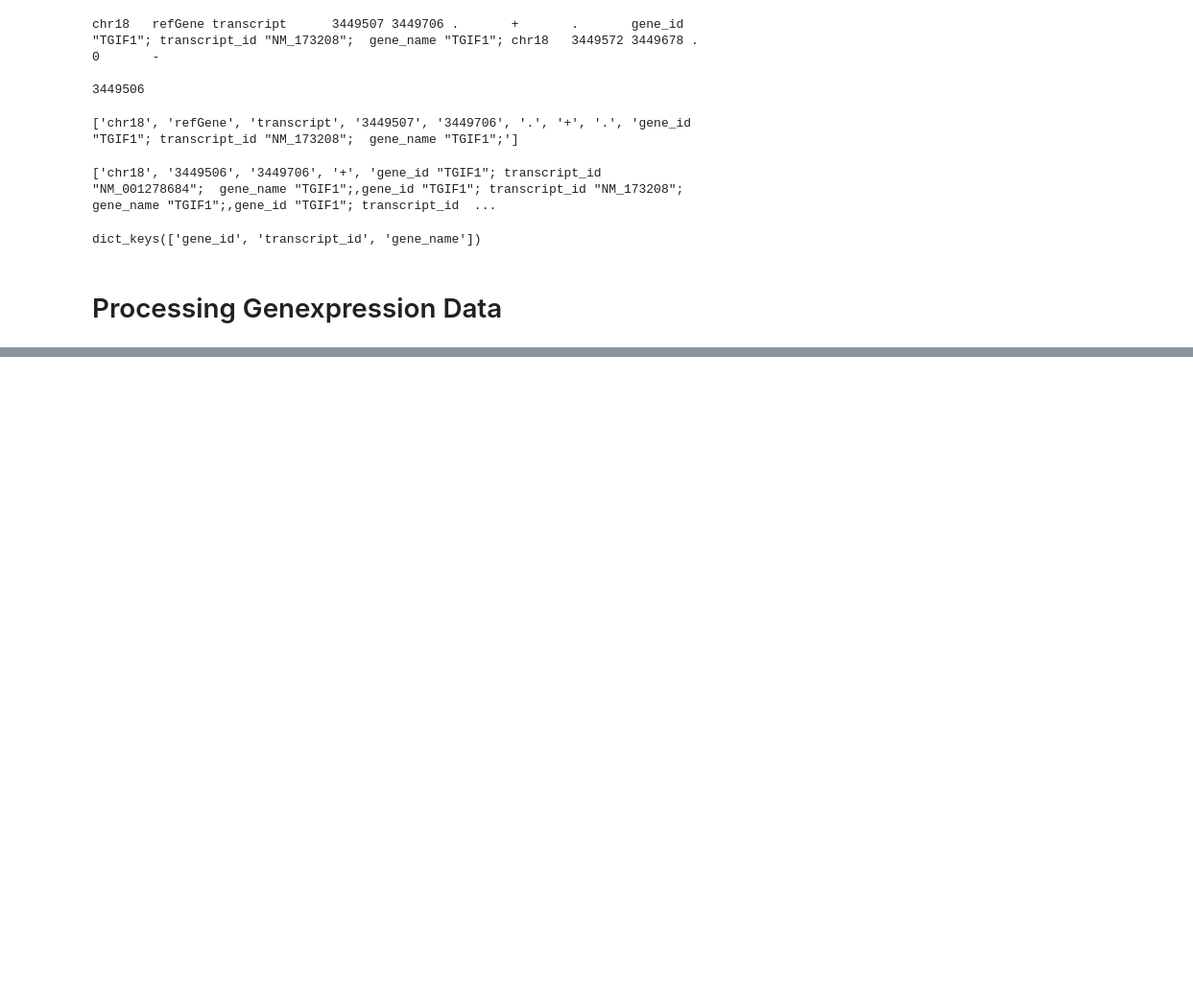
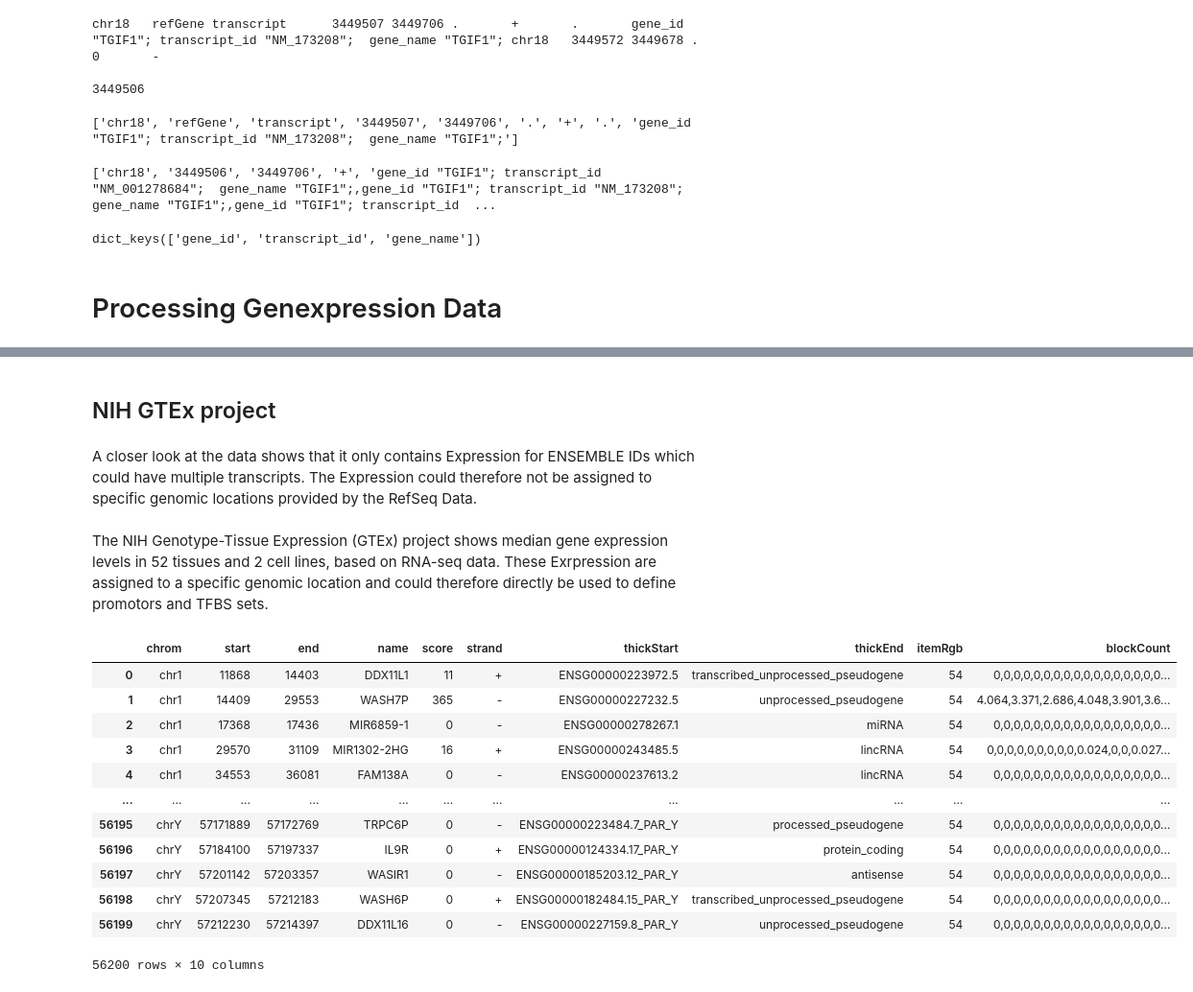
Before and after one commit to JulianMeigen/Bachelor, a Jupyter notebook: Collect_Data/Beginning.ipynb, the cells around one changed output, grey strips where cells are left out. Shown at 96% size. Saved outputs shown, nothing was run; the diff lists cells and outputs as text; code cells hidden in the pictures; blank space fills up the shorter version.

```diff
--- a/Collect_Data/Beginning.ipynb
+++ b/Collect_Data/Beginning.ipynb
@@ -324,0 +332,6 @@ gene_expr
+# %% [markdown]
+## NIH GTEx project
+# %% [markdown]
+A closer look at the data shows that it only contains Expression for ENSEMBLE IDs which could have multiple transcripts. The Expression could therefore not be assigned to specific genomic locations provided by the RefSeq Data.
+# %% [markdown]
+The NIH Genotype-Tissue Expression (GTEx) project shows median gene expression levels in 52 tissues and 2 cell lines, based on RNA-seq data. These Exrpression are assigned to a specific genomic location and could therefore directly be used to define promotors and TFBS sets.
@@ -324,0 +342,17 @@ gene_expr
+# %%
+df_gtex = gtex.to_dataframe()
+df_gtex
+# %% [output]
+|  | chrom | start | end | name | score | strand | thickStart | thickEnd | itemRgb | blockCount |
+| 0 | chr1 | 11868 | 14403 | DDX11L1 | 11 | + | ENSG00000223972.5 | transcribed_unprocessed_pseudogene | 54 | 0,0,0,0,0,0,0,0,0,0,0,0,0,0,0,0,0... |
+| 1 | chr1 | 14409 | 29553 | WASH7P | 365 | - | ENSG00000227232.5 | unprocessed_pseudogene | 54 | 4.064,3.371,2.686,4.048,3.901,3.6... |
+| 2 | chr1 | 17368 | 17436 | MIR6859-1 | 0 | - | ENSG00000278267.1 | miRNA | 54 | 0,0,0,0,0,0,0,0,0,0,0,0,0,0,0,0,0... |
+| 3 | chr1 | 29570 | 31109 | MIR1302-2HG | 16 | + | ENSG00000243485.5 | lincRNA | 54 | 0,0,0,0,0,0,0,0,0,0.024,0,0,0.027... |
+| 4 | chr1 | 34553 | 36081 | FAM138A | 0 | - | ENSG00000237613.2 | lincRNA | 54 | 0,0,0,0,0,0,0,0,0,0,0,0,0,0,0,0,0... |
+| ... | ... | ... | ... | ... | ... | ... | ... | ... | ... | ... |
+| 56195 | chrY | 57171889 | 57172769 | TRPC6P | 0 | - | ENSG00000223484.7_PAR_Y | processed_pseudogene | 54 | 0,0,0,0,0,0,0,0,0,0,0,0,0,0,0,0,0... |
+| 56196 | chrY | 57184100 | 57197337 | IL9R | 0 | + | ENSG00000124334.17_PAR_Y | protein_coding | 54 | 0,0,0,0,0,0,0,0,0,0,0,0,0,0,0,0,0... |
+| 56197 | chrY | 57201142 | 57203357 | WASIR1 | 0 | - | ENSG00000185203.12_PAR_Y | antisense | 54 | 0,0,0,0,0,0,0,0,0,0,0,0,0,0,0,0,0... |
+| 56198 | chrY | 57207345 | 57212183 | WASH6P | 0 | + | ENSG00000182484.15_PAR_Y | transcribed_unprocessed_pseudogene | 54 | 0,0,0,0,0,0,0,0,0,0,0,0,0,0,0,0,0... |
+| 56199 | chrY | 57212230 | 57214397 | DDX11L16 | 0 | - | ENSG00000227159.8_PAR_Y | unprocessed_pseudogene | 54 | 0,0,0,0,0,0,0,0,0,0,0,0,0,0,0,0,0... |
+56200 rows × 10 columns
```
Also changed, not shown: parts of 18 cells of this notebook, 5 other files.
